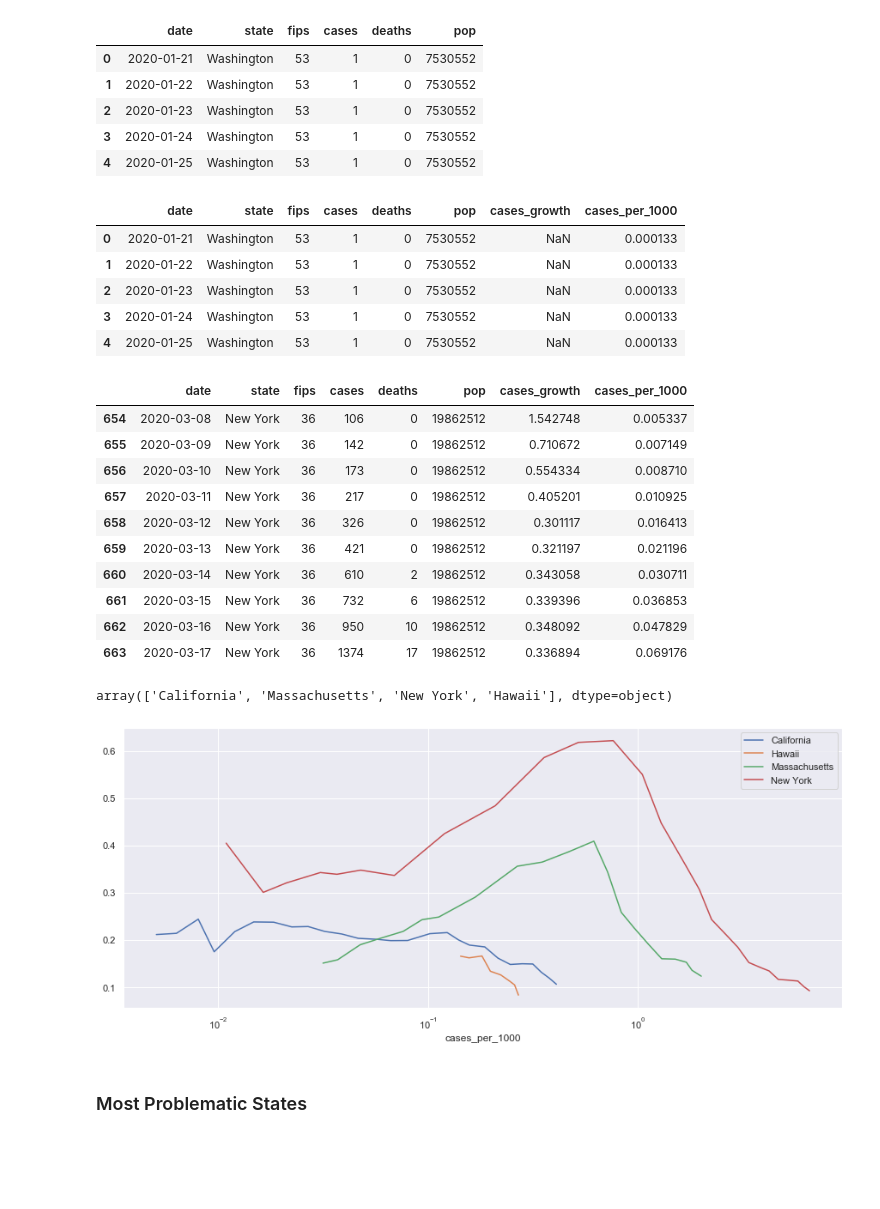
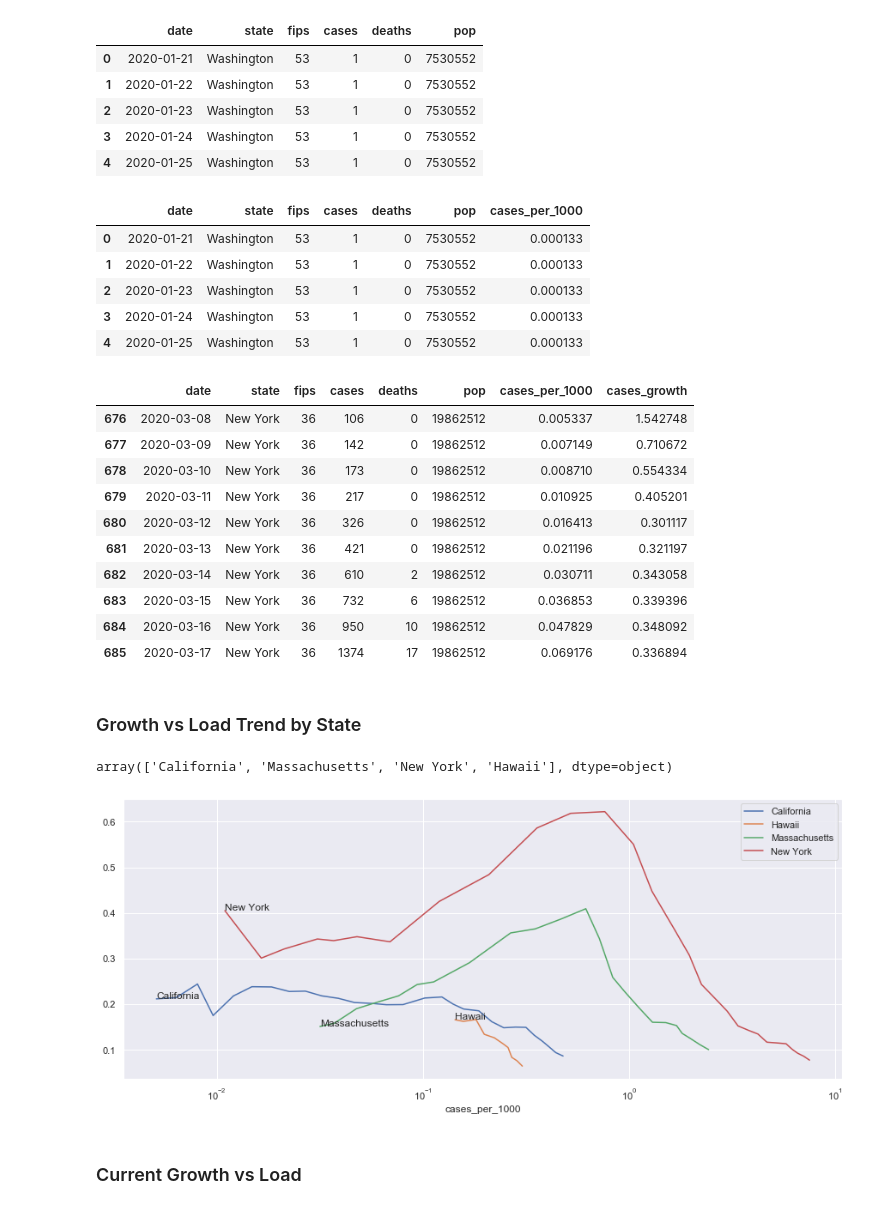
Before and after one commit to jonpollackwastaken/covid, a Jupyter notebook: Growth vs Load.ipynb, the cells around one changed output. Saved outputs shown, nothing was run; the diff lists cells and outputs as text; code cells hidden in the pictures; blank space fills up the shorter version.

```diff
--- a/Growth vs Load.ipynb
+++ b/Growth vs Load.ipynb
@@ -19,7 +22,7 @@ pop.head()
 | 4 | Pennsylvania | 12823989 |
 # %%
 # load state covid data and merge with pop data
-s = pd.read_csv('us-states.txt')
+s = pd.read_csv('us-states.csv')
 s = pd.merge(s, pop, on='state')
 s.head()
 # %% [output]
@@ -34,12 +37,12 @@ s.head()
 s['cases_per_1000'] = s['cases'] / s['pop'] * 1000
 s.head()
 # %% [output]
-|  | date | state | fips | cases | deaths | pop | cases_growth | cases_per_1000 |
-| 0 | 2020-01-21 | Washington | 53 | 1 | 0 | 7530552 | NaN | 0.000133 |
-| 1 | 2020-01-22 | Washington | 53 | 1 | 0 | 7530552 | NaN | 0.000133 |
-| 2 | 2020-01-23 | Washington | 53 | 1 | 0 | 7530552 | NaN | 0.000133 |
-| 3 | 2020-01-24 | Washington | 53 | 1 | 0 | 7530552 | NaN | 0.000133 |
-| 4 | 2020-01-25 | Washington | 53 | 1 | 0 | 7530552 | NaN | 0.000133 |
+|  | date | state | fips | cases | deaths | pop | cases_per_1000 |
+| 0 | 2020-01-21 | Washington | 53 | 1 | 0 | 7530552 | 0.000133 |
+| 1 | 2020-01-22 | Washington | 53 | 1 | 0 | 7530552 | 0.000133 |
+| 2 | 2020-01-23 | Washington | 53 | 1 | 0 | 7530552 | 0.000133 |
+| 3 | 2020-01-24 | Washington | 53 | 1 | 0 | 7530552 | 0.000133 |
+| 4 | 2020-01-25 | Washington | 53 | 1 | 0 | 7530552 | 0.000133 |
 # %%
 def rolling_growth_by_group(df, group_col, value_col, window=5):
     return df.groupby(group_col)[value_col].pct_change().rolling(window=window).mean()
@@ -49,17 +52,19 @@ s['cases_growth'] = rolling_growth_by_group(s, 'state', 'cases')
 # just looking at output
 s.query('state == "New York" and cases > 100').head(10)
 # %% [output]
-|  | date | state | fips | cases | deaths | pop | cases_growth | cases_per_1000 |
-| 654 | 2020-03-08 | New York | 36 | 106 | 0 | 19862512 | 1.542748 | 0.005337 |
-| 655 | 2020-03-09 | New York | 36 | 142 | 0 | 19862512 | 0.710672 | 0.007149 |
-| 656 | 2020-03-10 | New York | 36 | 173 | 0 | 19862512 | 0.554334 | 0.008710 |
-| 657 | 2020-03-11 | New York | 36 | 217 | 0 | 19862512 | 0.405201 | 0.010925 |
-| 658 | 2020-03-12 | New York | 36 | 326 | 0 | 19862512 | 0.301117 | 0.016413 |
-| 659 | 2020-03-13 | New York | 36 | 421 | 0 | 19862512 | 0.321197 | 0.021196 |
-| 660 | 2020-03-14 | New York | 36 | 610 | 2 | 19862512 | 0.343058 | 0.030711 |
-| 661 | 2020-03-15 | New York | 36 | 732 | 6 | 19862512 | 0.339396 | 0.036853 |
-| 662 | 2020-03-16 | New York | 36 | 950 | 10 | 19862512 | 0.348092 | 0.047829 |
-| 663 | 2020-03-17 | New York | 36 | 1374 | 17 | 19862512 | 0.336894 | 0.069176 |
+|  | date | state | fips | cases | deaths | pop | cases_per_1000 | cases_growth |
+| 676 | 2020-03-08 | New York | 36 | 106 | 0 | 19862512 | 0.005337 | 1.542748 |
+| 677 | 2020-03-09 | New York | 36 | 142 | 0 | 19862512 | 0.007149 | 0.710672 |
+| 678 | 2020-03-10 | New York | 36 | 173 | 0 | 19862512 | 0.008710 | 0.554334 |
+| 679 | 2020-03-11 | New York | 36 | 217 | 0 | 19862512 | 0.010925 | 0.405201 |
+| 680 | 2020-03-12 | New York | 36 | 326 | 0 | 19862512 | 0.016413 | 0.301117 |
+| 681 | 2020-03-13 | New York | 36 | 421 | 0 | 19862512 | 0.021196 | 0.321197 |
+| 682 | 2020-03-14 | New York | 36 | 610 | 2 | 19862512 | 0.030711 | 0.343058 |
+| 683 | 2020-03-15 | New York | 36 | 732 | 6 | 19862512 | 0.036853 | 0.339396 |
+| 684 | 2020-03-16 | New York | 36 | 950 | 10 | 19862512 | 0.047829 | 0.348092 |
+| 685 | 2020-03-17 | New York | 36 | 1374 | 17 | 19862512 | 0.069176 | 0.336894 |
+# %% [markdown]
+### Growth vs Load Trend by State
 # %%
 def filter_column_by_values(df, filter_column, values):
     return df[df[filter_column].isin(values)]
@@ -73,20 +78,29 @@ filtered_s['state'].unique()
 array(['California', 'Massachusetts', 'New York', 'Hawaii'], dtype=object)
 # %%
 def graph_multiseries(df, series, x, y, logx=True):
+    # limit to 200 cases
     df = df.query('cases > 200')
 
     fig, ax = plt.subplots(figsize=(15,6))
+
+    # plot line per series
     for key, grp in df.groupby([series]):
         ax = grp.plot(ax=ax, kind='line', x=x, y=y, label=key, logx=logx)
+
+    # label start point
+    first_point = df.groupby(series)[[x,y]].first()
+    for k, v in first_point[[x,y]].iterrows():
+        ax.annotate(k, v)
+
     plt.legend(loc='best')
     plt.show()
 
 
 graph_multiseries(filtered_s, 'state', 'cases_per_1000', 'cases_growth')
 # %% [output]
-[figure, old version]
+[figure, new version]
-# %% [markdown]
-### Most Problematic States
+# %% [markdown]
+### Current Growth vs Load
 # %%
 current = s.groupby('state')[['cases_per_1000','cases_growth']].last()
 current.head()
```
Also changed, not shown: parts of 7 cells of this notebook, 1 other file.
